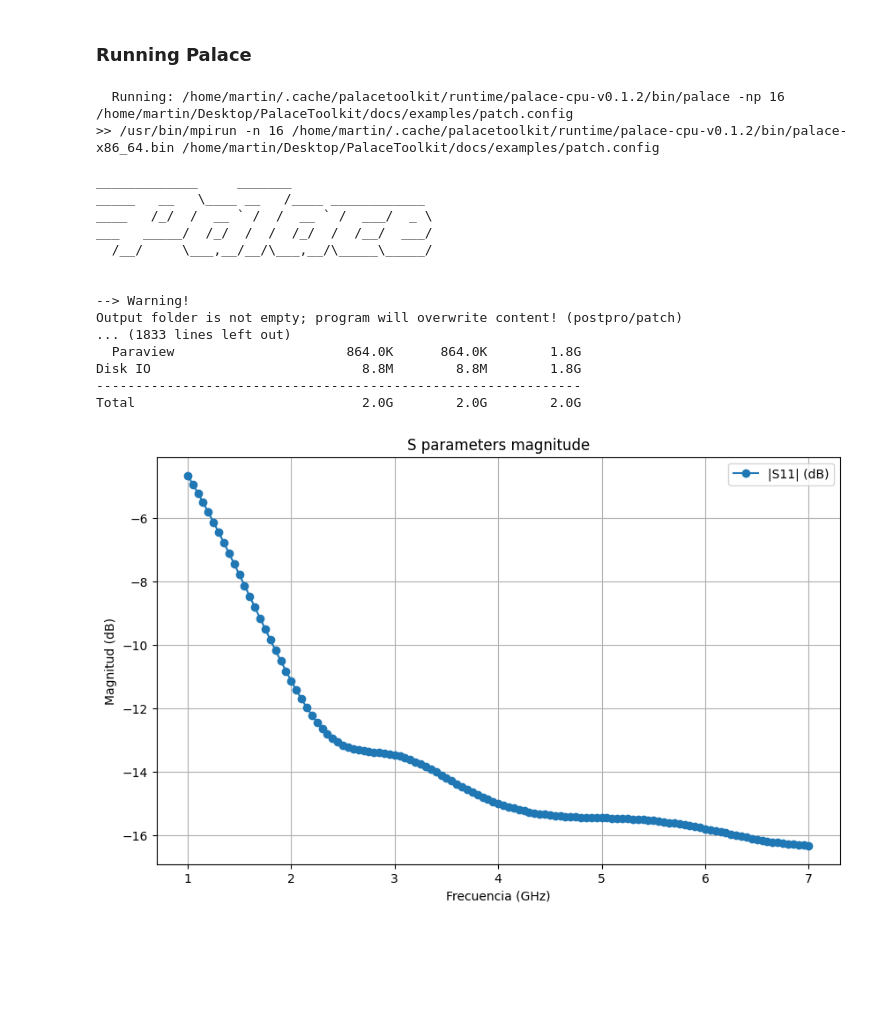
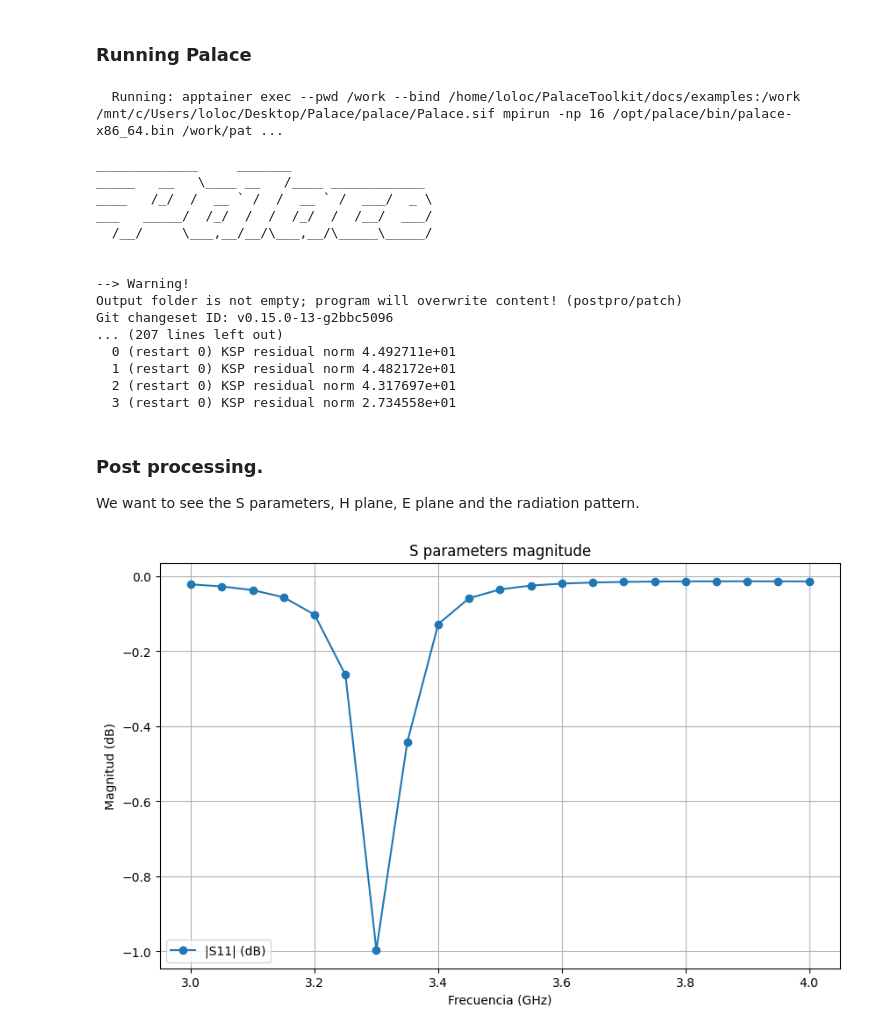
Before and after one commit to EpsilonForge/PalaceToolkit, a Jupyter notebook: docs/examples/patch_antenna.ipynb, the cells around one changed output. Saved outputs shown, nothing was run; the diff lists cells and outputs as text; code cells hidden in the pictures; blank space fills up the shorter version.

Commit message:
new generate_palace_config, adjusted patch antenna dimensions

```diff
--- a/docs/examples/patch_antenna.ipynb
+++ b/docs/examples/patch_antenna.ipynb
@@ -239,10 +256,12 @@ Palace config written to patch.config
 # %% [markdown]
 ### Running Palace
 # %%
+from palacetoolkit.simulation import set_palace_path, run_palace
+set_palace_path("/mnt/c/Users/loloc/Desktop/Palace/palace/Palace.sif")  # where palace is installed
+
 run_palace(config_file="patch.config", num_procs=16)
 # %% [output]
-  Running: /home/martin/.cache/palacetoolkit/runtime/palace-cpu-v0.1.2/bin/palace -np 16 /home/martin/Desktop/PalaceToolkit/docs/examples/patch.config
->> /usr/bin/mpirun -n 16 /home/martin/.cache/palacetoolkit/runtime/palace-cpu-v0.1.2/bin/palace-x86_64.bin /home/martin/Desktop/PalaceToolkit/docs/examples/patch.config
+  Running: apptainer exec --pwd /work --bind /home/loloc/PalaceToolkit/docs/examples:/work /mnt/c/Users/loloc/Desktop/Palace/palace/Palace.sif mpirun -np 16 /opt/palace/bin/palace-x86_64.bin /work/pat ...
 
 _____________     _______
 _____   __   \____ __   /____ ____________
@@ -253,14 +272,18 @@ ___   _____/  /_/  /  /  /_/  /  /__/  ___/
 
 --> Warning!
 Output folder is not empty; program will overwrite content! (postpro/patch)
-... (1833 lines left out)
-  Paraview                      864.0K      864.0K        1.8G
-Disk IO                           8.8M        8.8M        1.8G
---------------------------------------------------------------
-Total                             2.0G        2.0G        2.0G
+Git changeset ID: v0.15.0-13-g2bbc5096
+... (207 lines left out)
+  0 (restart 0) KSP residual norm 4.492711e+01
+  1 (restart 0) KSP residual norm 4.482172e+01
+  2 (restart 0) KSP residual norm 4.317697e+01
+  3 (restart 0) KSP residual norm 2.734558e+01
-# %%
-from palacetoolkit.s_plot import plot_s_params
-
-plot_s_params("postpro/patch/port-S.csv")
-# %% [output]
-[figure, removed]
+# %% [markdown]
+### Post processing.
+
+We want to see the S parameters, H plane, E plane and the radiation pattern.
+# %%
+# S parameters.
+plot_s_params("/home/loloc/PalaceToolkit/docs/examples/postpro/patch/port-S.csv")
+# %% [output]
+[figure, added]
```
Also changed, not shown: parts of 9 cells of this notebook, 4 other files.
